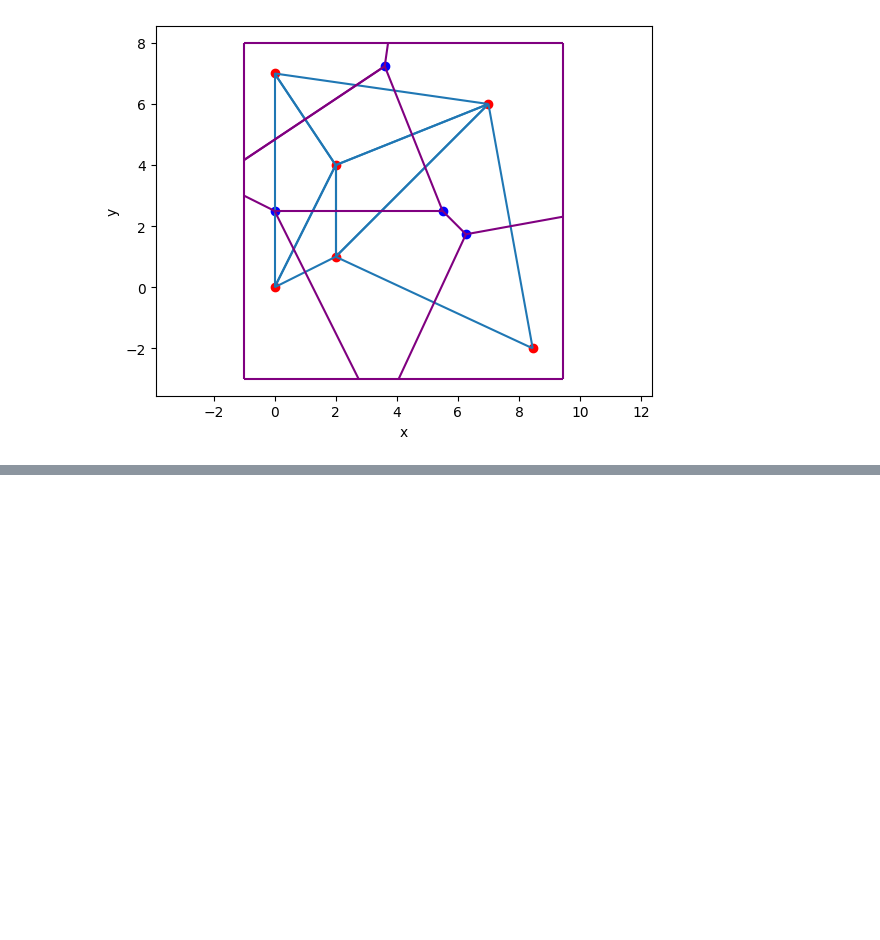
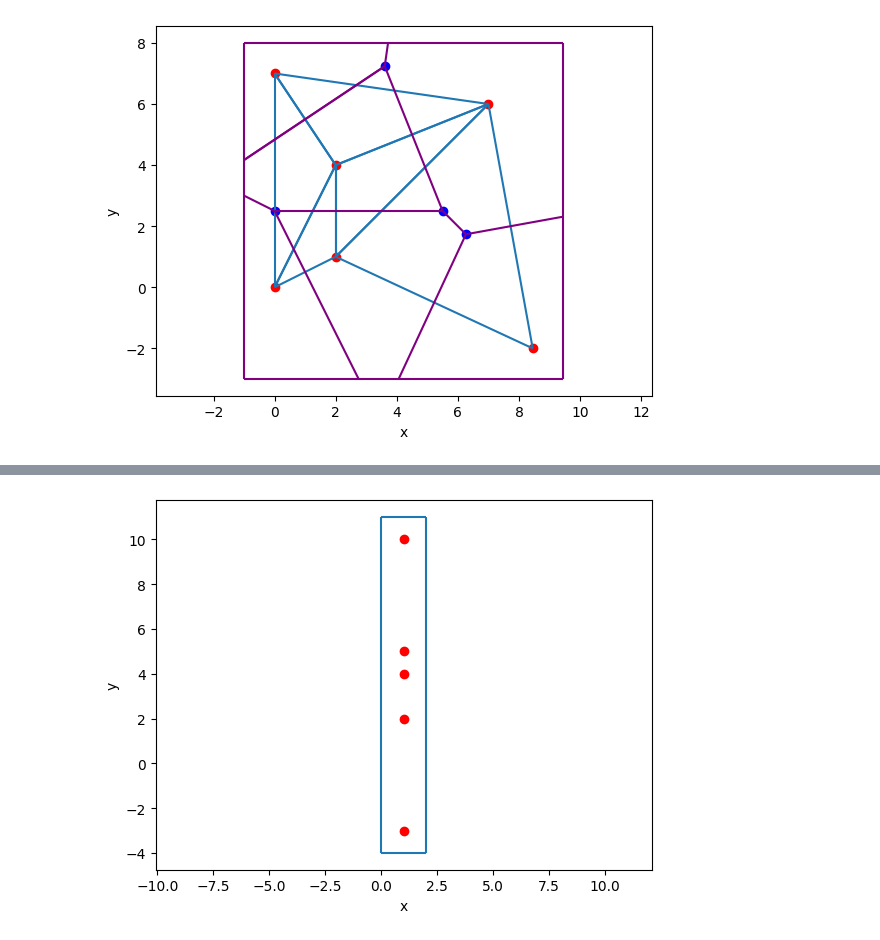
Before and after one commit to ReptilianEye/Voronoi-Diagram, a Jupyter notebook: delaunay.ipynb, the cells around one changed output, grey strips where cells are left out. Saved outputs shown, nothing was run; the diff lists cells and outputs as text; code cells hidden in the pictures; blank space fills up the shorter version.

```diff
--- a/delaunay.ipynb
+++ b/delaunay.ipynb
@@ -576,3 +570,5 @@ vis_voronoi_with_delauney4.show()
 # %%
-# vis_voronoi5 = draw_voronoi(T5, Points5)
-# vis_voronoi5.show()
+vis_voronoi5 = draw_voronoi(T5, Points5)
+vis_voronoi5.show()
+# %% [output]
+[figure, added]
```
Also changed, not shown: parts of 11 cells of this notebook.
